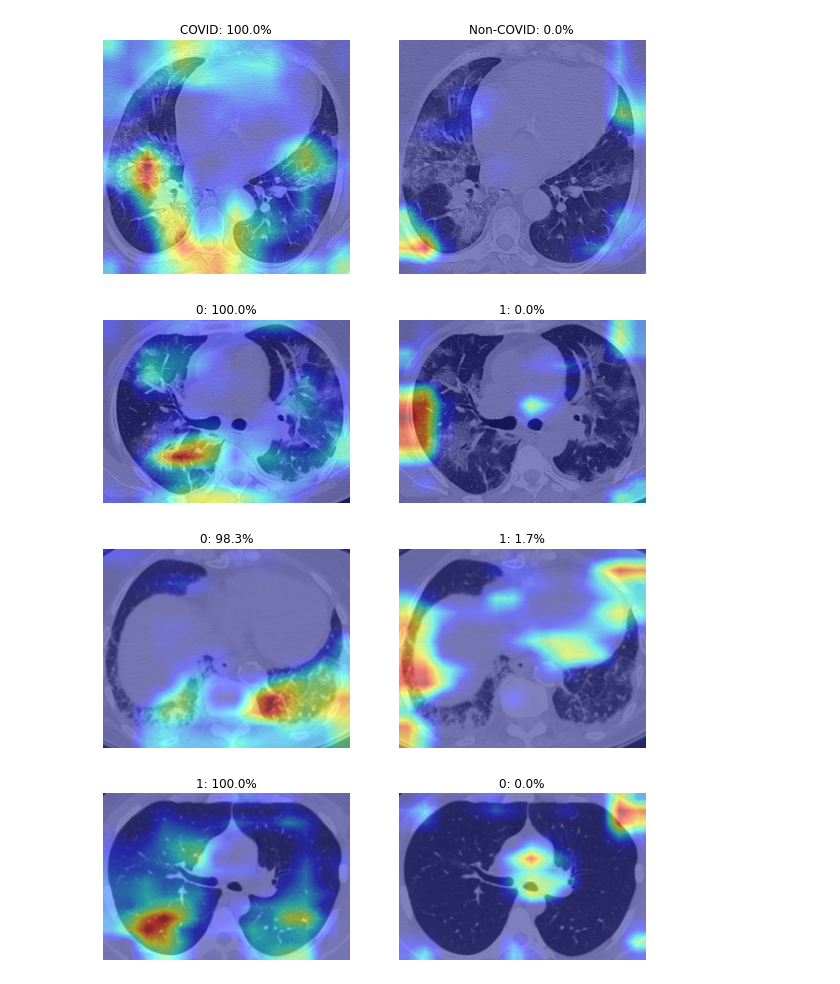
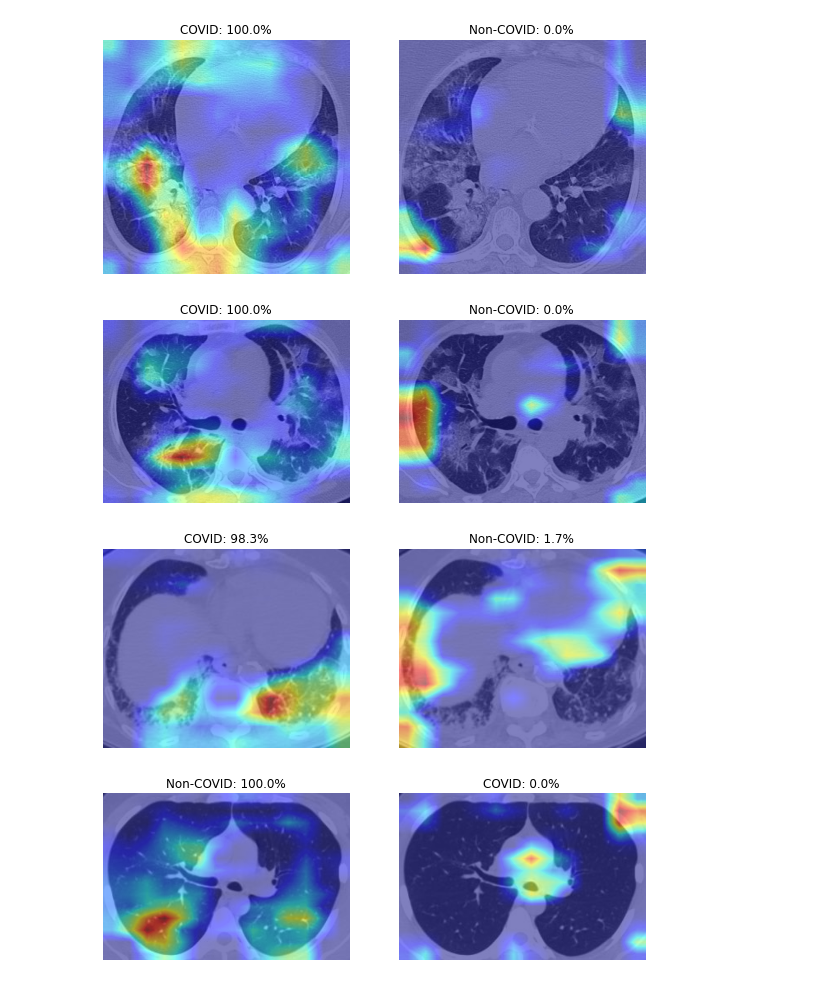
Before and after one commit to plthon/ai-notebooks, a Jupyter notebook: COVID-19 Diagnosis/vgg16_transfer_learning_Grad_CAM_COVID_19_CT_Diagnosis.ipynb, the cells around one changed output. Drawn from its saved outputs; the diff is of its cells as text; code cells hidden in the pictures.

```diff
--- a/COVID-19 Diagnosis/vgg16_transfer_learning_Grad_CAM_COVID_19_CT_Diagnosis.ipynb
+++ b/COVID-19 Diagnosis/vgg16_transfer_learning_Grad_CAM_COVID_19_CT_Diagnosis.ipynb
@@ -661,22 +661,24 @@ for i, (p, c) in enumerate(zip(pp[0], cc[0])):
 # %%
 img_path = '/content/gdrive/MyDrive/Dataset/COVID-19_PN_Dataset/full/COVID/Covid (2).png'
 img_tensor = read_tensor(img_path)
 pp, cc = torch.topk(nn.Softmax(dim=1)(vgg16(img_tensor.cuda())), 2)
 
 plt.figure(figsize=(15, 5))
 for i, (p, c) in enumerate(zip(pp[0], cc[0])):
     plt.subplot(1, 3, i+1)
     sal = GradCAM(img_tensor, int(c), features_fn, classifier_fn)
     img = Image.open(img_path)
     sal = Image.fromarray(sal)
     sal = sal.resize(img.size, resample=Image.LINEAR)
 
-    plt.title('{}: {:.1f}%'.format(c, 100*float(p)))
+    cw = "COVID" if c == 0 else "Non-COVID"
+
+    plt.title('{}: {:.1f}%'.format(cw, 100*float(p)))
     plt.axis('off')
     plt.imshow(img)
     plt.imshow(np.array(sal), alpha=0.5, cmap='jet')
 # %% [output]
-[figure, old version]
+[figure, new version]
 # %%
 img_path = '/content/gdrive/MyDrive/Dataset/COVID-19_PN_Dataset/full/COVID/Covid (599).png'
 img_tensor = read_tensor(img_path)
@@ -690,13 +692,14 @@ for i, (p, c) in enumerate(zip(pp[0], cc[0])):
     sal = Image.fromarray(sal)
     sal = sal.resize(img.size, resample=Image.LINEAR)
 
-    plt.title('{}: {:.1f}%'.format(c, 100*float(p)))
+    cw = "COVID" if c == 0 else "Non-COVID"
+
+    plt.title('{}: {:.1f}%'.format(cw, 100*float(p)))
     plt.axis('off')
     plt.imshow(img)
     plt.imshow(np.array(sal), alpha=0.5, cmap='jet')
-plt.show()
 # %% [output]
-[figure, old version]
+[figure, new version]
 # %%
 img_path = '/content/gdrive/MyDrive/Dataset/COVID-19_PN_Dataset/full/non-COVID/Non-Covid (200).png'
 img_tensor = read_tensor(img_path)
@@ -710,10 +713,11 @@ for i, (p, c) in enumerate(zip(pp[0], cc[0])):
     sal = Image.fromarray(sal)
     sal = sal.resize(img.size, resample=Image.LINEAR)
 
-    plt.title('{}: {:.1f}%'.format(c, 100*float(p)))
+    cw = "COVID" if c == 0 else "Non-COVID"
+
+    plt.title('{}: {:.1f}%'.format(cw, 100*float(p)))
     plt.axis('off')
     plt.imshow(img)
     plt.imshow(np.array(sal), alpha=0.5, cmap='jet')
-plt.show()
 # %% [output]
-[figure, old version]
+[figure, new version]
```
Also changed, not shown: parts of 1 cell of this notebook.
